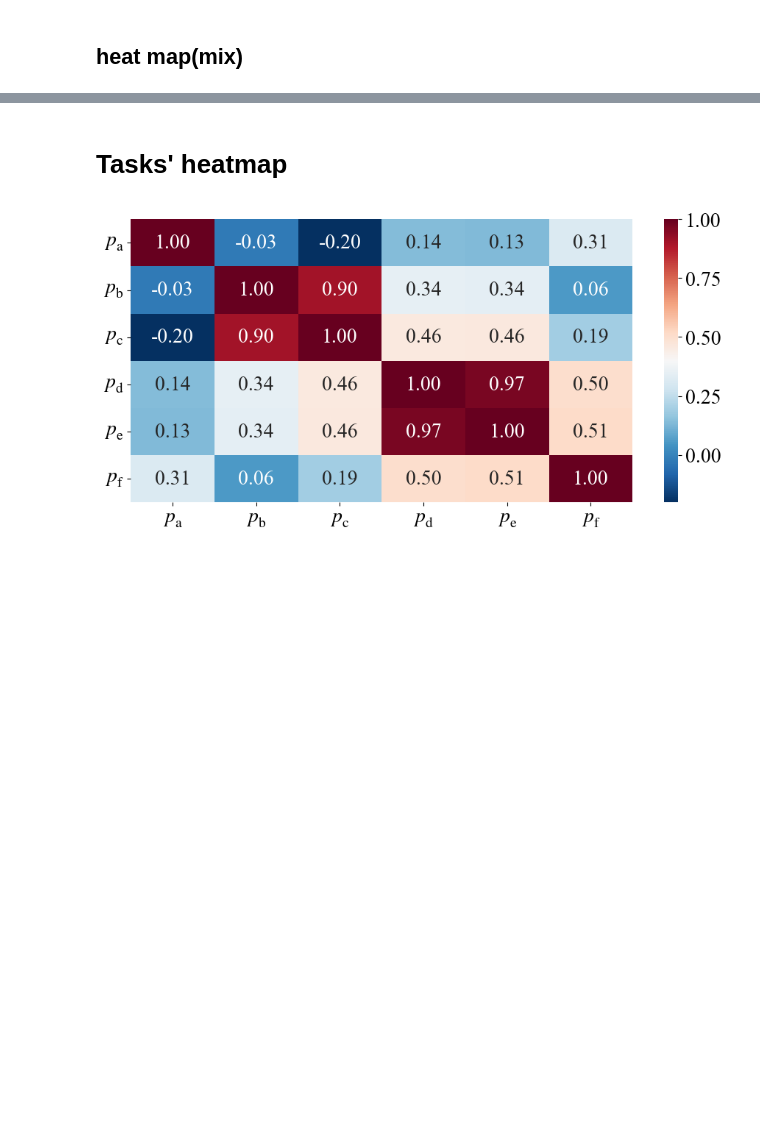
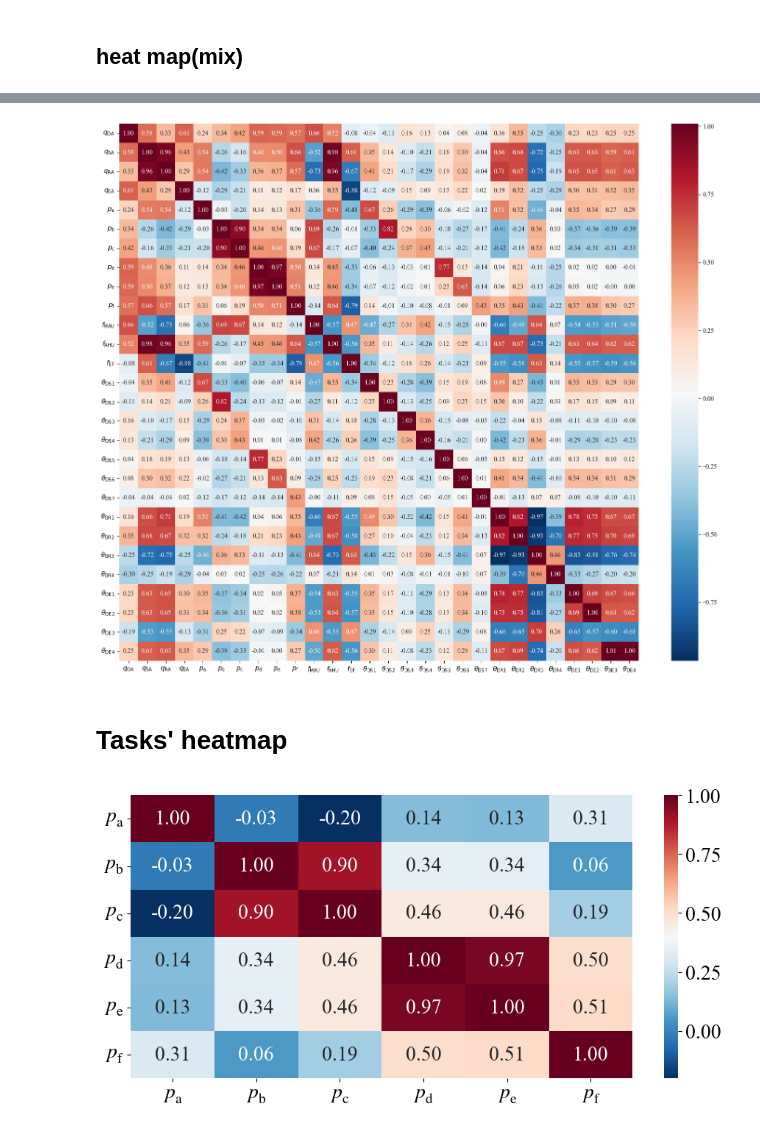
Before and after one commit to Ashkf/RDCVC, a Jupyter notebook: src/RDCVC/notebooks/Plot.ipynb, the cells around one changed output, grey strips where cells are left out. Cells and saved outputs as stored; diff of their text form; code cells hidden in the pictures; blank space fills up the shorter version.

```diff
--- a/src/RDCVC/notebooks/Plot.ipynb
+++ b/src/RDCVC/notebooks/Plot.ipynb
@@ -277,3 +551,15 @@ plt.show()
+# %%
+plt.figure(figsize=(18, 15))  # 设置图像的大小
+sns.heatmap(_relevant_corr_matrix, annot=True, fmt=".2f", cmap="RdBu_r")
+# ------------------------- 修改轴标签 ------------------------ #
+plt.gca().set_xticklabels(featName_all_latex, rotation=0)
+plt.gca().set_yticklabels(featName_all_latex)
+# ------------------------- 设置图标题 ------------------------ #
+# plt.title("Correlation Heatmap")
+plt.savefig("/workspace/figs/heatmap/heatmap_all.jpg", dpi=600, bbox_inches="tight")
+plt.show()
+# %% [output]
+[figure, added]
 # %% [markdown]
 # Tasks' heatmap
 # %%
```
Also changed, not shown: parts of 22 cells of this notebook, 4 other files.
